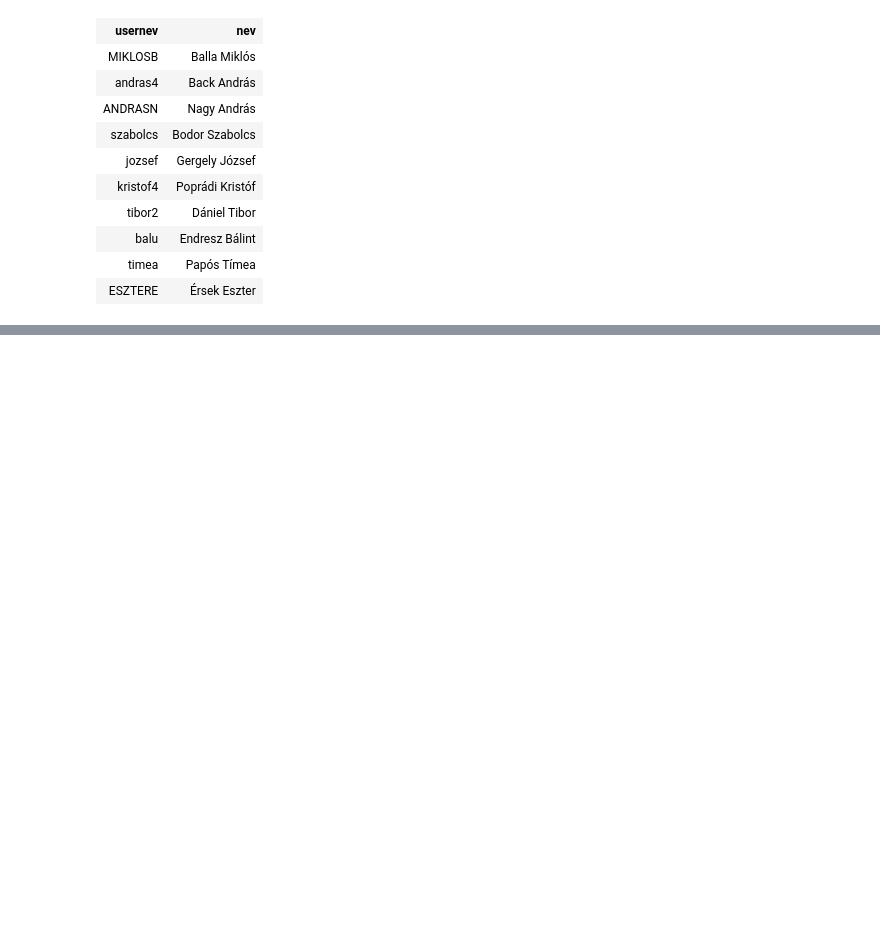
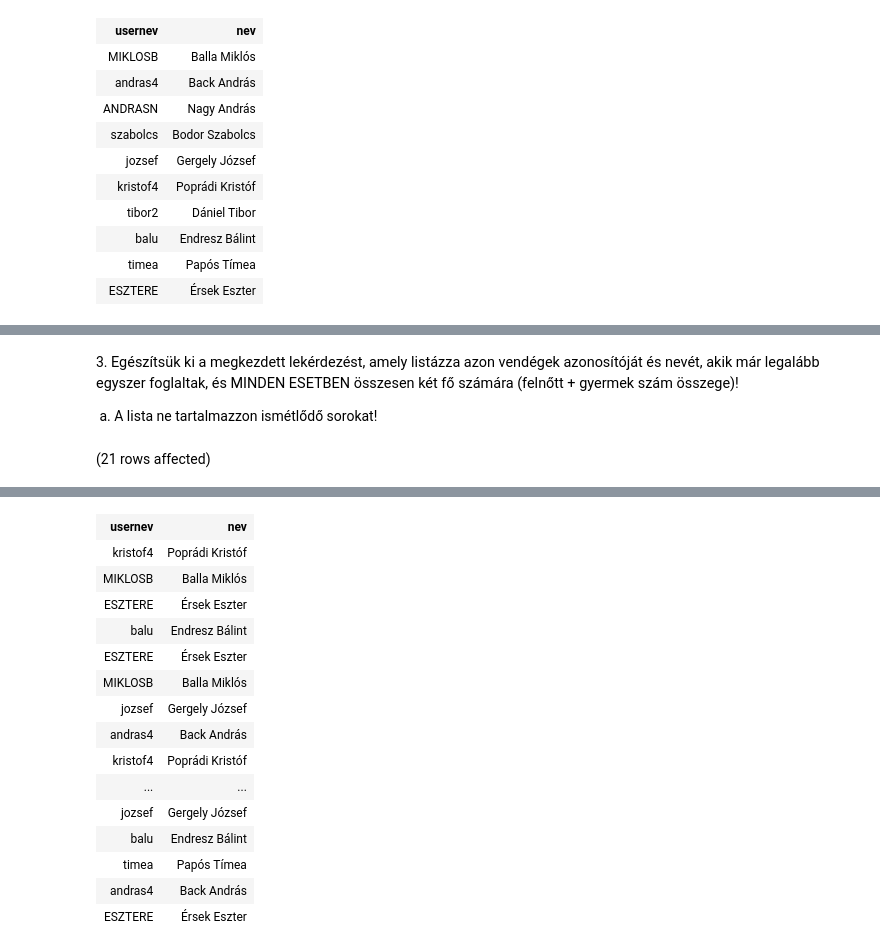
Before and after one commit to mlevente0703/sqlgyak03, a Jupyter notebook: gyakorlat06_feladatok.ipynb, the cells around one changed output, grey strips where cells are left out. Cells and saved outputs as stored; diff of their text form; code cells hidden in the pictures; blank space fills up the shorter version.

```diff
--- a/gyakorlat06_feladatok.ipynb
+++ b/gyakorlat06_feladatok.ipynb
@@ -339,0 +423,13 @@ Total execution time: 00:00:00.921
+# %% [markdown]
+3. <span style="background-color: rgb(255, 255, 255); color: rgb(0, 0, 0); font-family: &quot;Open Sans&quot;, sans-serif; font-size: 14.44px;">Egészítsük ki a megkezdett lekérdezést, amely listázza azon vendégek azonosítóját és nevét, akik már legalább egyszer foglaltak, és MINDEN ESETBEN összesen két fő számára (felnőtt + gyermek szám összege)!&nbsp;</span>
+
+ a. A lista ne tartalmazzon ismétlődő sorokat!
+# %%
+SELECT v.usernev, v.nev
+from vendeg v join Foglalas f on v.USERNEV=f.UGYFEL_FK
+where not exists(select *
+                  from Foglalas f2
+                  where v.USERNEV=f2.UGYFEL_FK and
+                   f2.FELNOTT_SZAM+f2.GYERMEK_SZAM<>2)
+# %% [output]
+(21 rows affected)
@@ -339,0 +437,16 @@ Total execution time: 00:00:00.921
+| usernev | nev |
+| kristof4 | Poprádi Kristóf |
+| MIKLOSB | Balla Miklós |
+| ESZTERE | Érsek Eszter |
+| balu | Endresz Bálint |
+| ESZTERE | Érsek Eszter |
+| MIKLOSB | Balla Miklós |
+| jozsef | Gergely József |
+| andras4 | Back András |
+| kristof4 | Poprádi Kristóf |
+| ... | ... |
+| jozsef | Gergely József |
+| balu | Endresz Bálint |
+| timea | Papós Tímea |
+| andras4 | Back András |
+| ESZTERE | Érsek Eszter |
```
Also changed, not shown: parts of 6 cells of this notebook.
